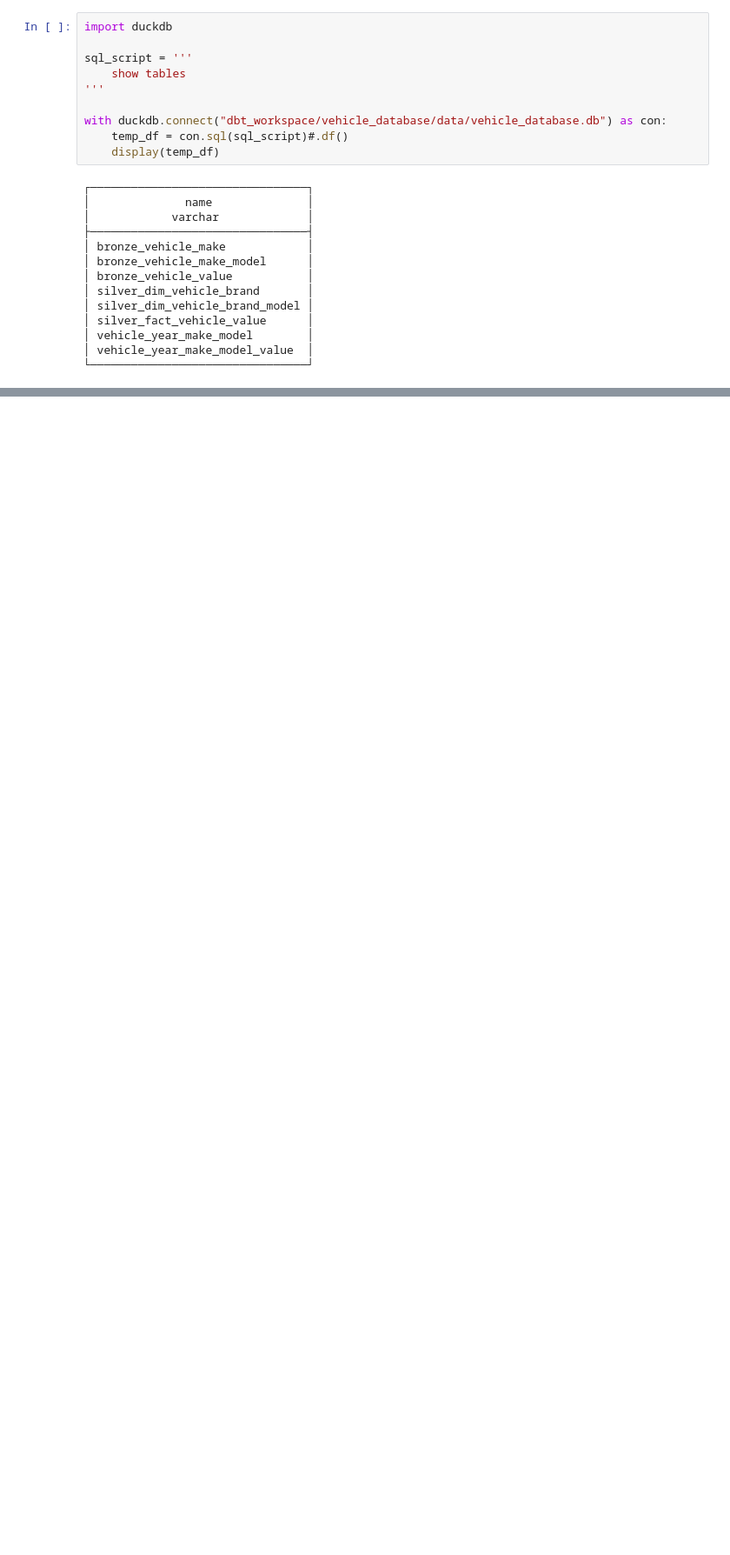
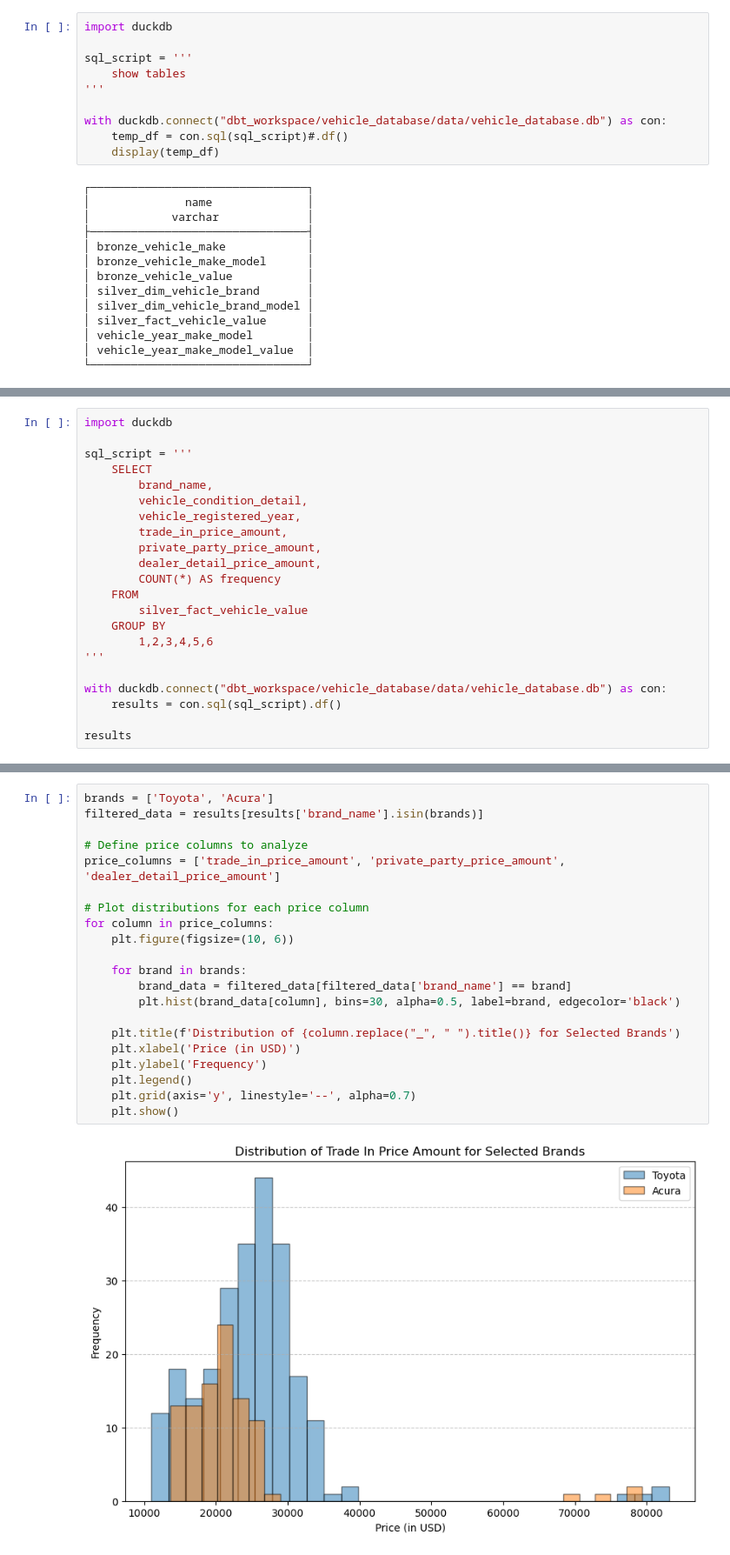
Before and after one commit to haritsm/vehicledatabase-exploration, a Jupyter notebook: vehicle.ipynb, the cells around one changed output, grey strips where cells are left out. Shown at 87% size. Cells and saved outputs as stored; diff of their text form; blank space fills up the shorter version.

```diff
--- a/vehicle.ipynb
+++ b/vehicle.ipynb
@@ -222,0 +282,22 @@ results.to_excel('export.xlsx', index=False)
+# %%
+import duckdb
+
+sql_script = '''
+    SELECT
+        brand_name,
+        vehicle_condition_detail,
+        vehicle_registered_year,
+        trade_in_price_amount,
+        private_party_price_amount,
+        dealer_detail_price_amount,
+        COUNT(*) AS frequency
+    FROM
+        silver_fact_vehicle_value
+    GROUP BY
+        1,2,3,4,5,6
+'''
+
+with duckdb.connect("dbt_workspace/vehicle_database/data/vehicle_database.db") as con:
+    results = con.sql(sql_script).df()
+
+results
@@ -222,0 +321,23 @@ results.to_excel('export.xlsx', index=False)
+# %%
+brands = ['Toyota', 'Acura']
+filtered_data = results[results['brand_name'].isin(brands)]
+
+# Define price columns to analyze
+price_columns = ['trade_in_price_amount', 'private_party_price_amount', 'dealer_detail_price_amount']
+
+# Plot distributions for each price column
+for column in price_columns:
+    plt.figure(figsize=(10, 6))
+
+    for brand in brands:
+        brand_data = filtered_data[filtered_data['brand_name'] == brand]
+        plt.hist(brand_data[column], bins=30, alpha=0.5, label=brand, edgecolor='black')
+
+    plt.title(f'Distribution of {column.replace("_", " ").title()} for Selected Brands')
+    plt.xlabel('Price (in USD)')
+    plt.ylabel('Frequency')
+    plt.legend()
+    plt.grid(axis='y', linestyle='--', alpha=0.7)
+    plt.show()
+# %% [output]
+[figure, added]
```
Also changed, not shown: parts of 7 cells of this notebook, 9 other files.
